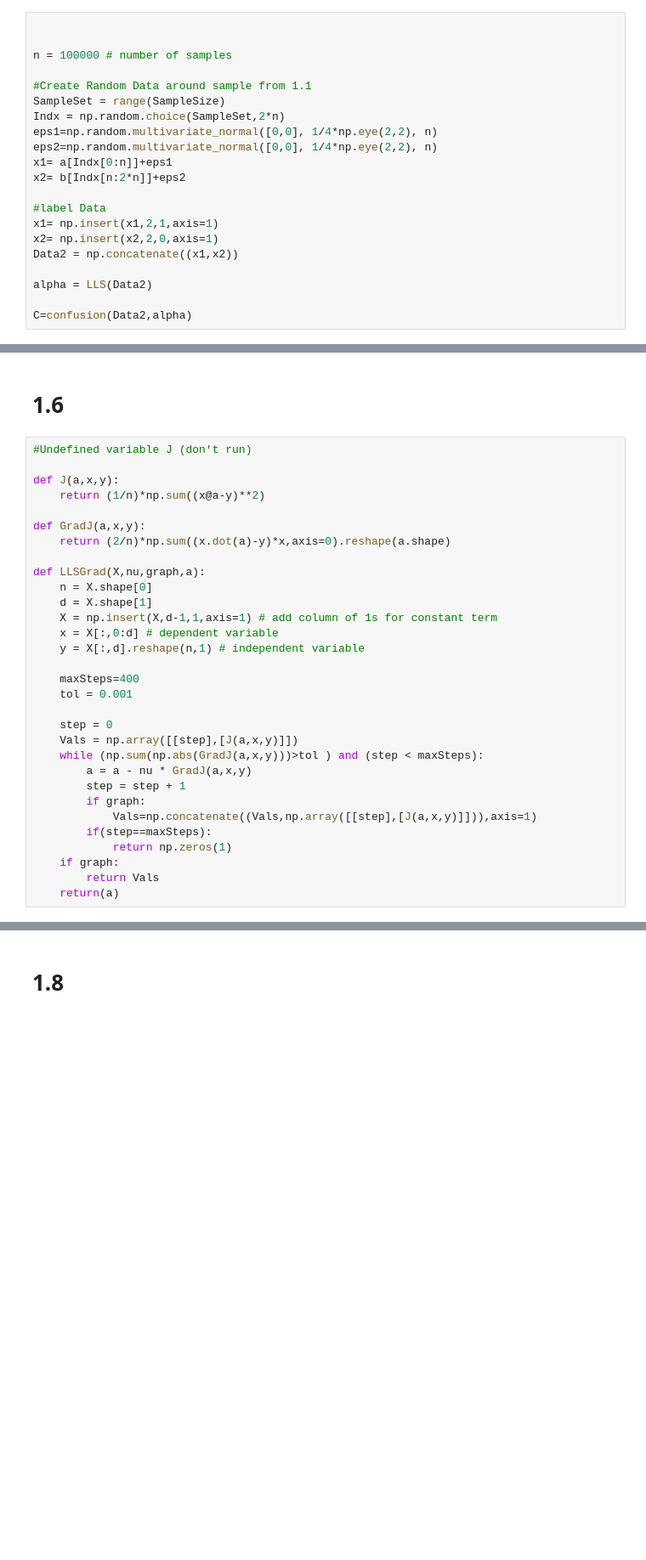
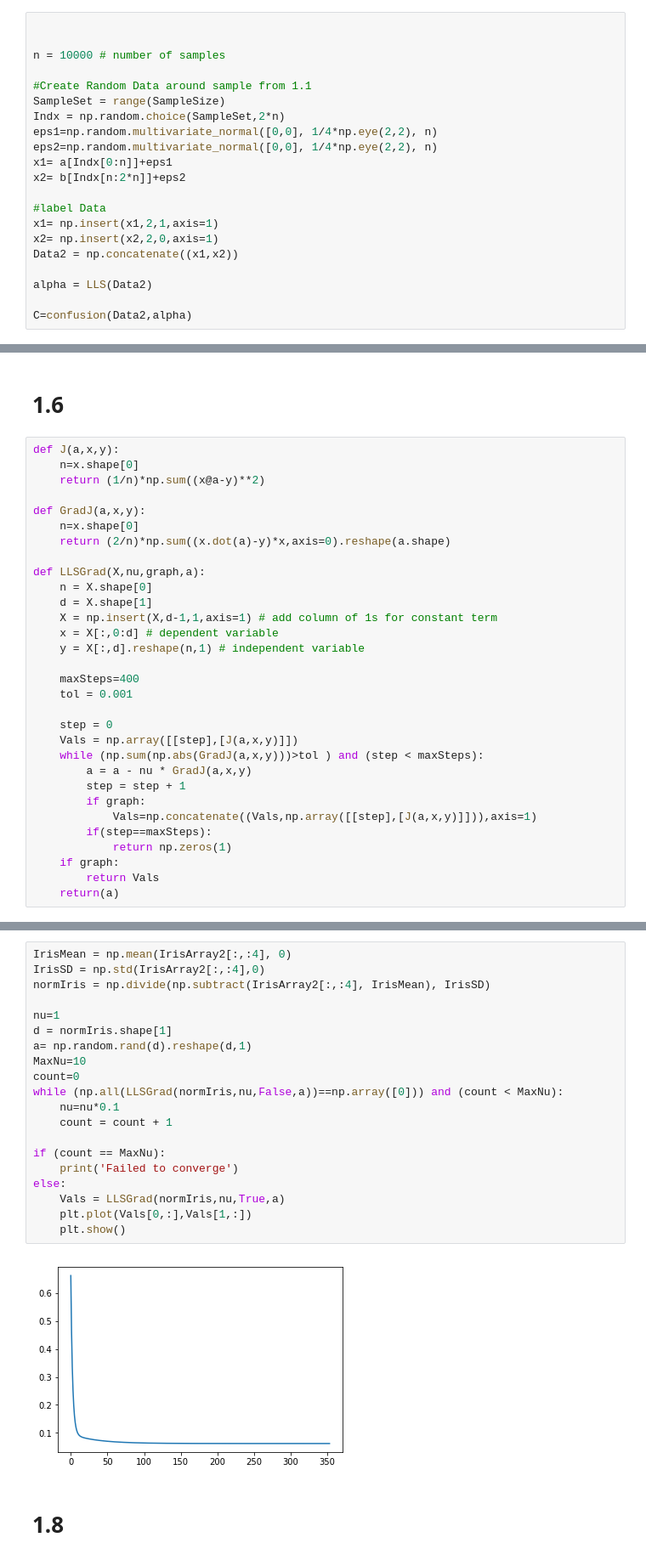
Before and after one commit to libbylb/Machine-Learning-Practical-Lab, a Jupyter notebook: Sheet 1.ipynb, the cells around one changed output, grey strips where cells are left out. Shown at 85% size. Cells and saved outputs as stored; diff of their text form; blank space fills up the shorter version.

```diff
--- a/Sheet 1.ipynb
+++ b/Sheet 1.ipynb
@@ -136,7 +136,7 @@ accuracy:  0.865
 # %%
 
 
-n = 100000 # number of samples
+n = 10000 # number of samples
 
 #Create Random Data around sample from 1.1
 SampleSet = range(SampleSize)
@@ -183,12 +182,12 @@ accuracy:  1.0
 # %% [markdown]
 # 1.6
 # %%
-#Undefined variable J (don't run)
-
 def J(a,x,y):
+    n=x.shape[0]
     return (1/n)*np.sum((x@a-y)**2)
 
 def GradJ(a,x,y):
+    n=x.shape[0]
     return (2/n)*np.sum((x.dot(a)-y)*x,axis=0).reshape(a.shape)
 
 def LLSGrad(X,nu,graph,a):
@@ -241,3 +235,25 @@ normIris = np.divide(np.subtract(IrisArray2[:,:4], IrisMean), IrisSD)
+# %%
+IrisMean = np.mean(IrisArray2[:,:4], 0)
+IrisSD = np.std(IrisArray2[:,:4],0)
+normIris = np.divide(np.subtract(IrisArray2[:,:4], IrisMean), IrisSD)
+
+nu=1
+d = normIris.shape[1]
+a= np.random.rand(d).reshape(d,1)
+MaxNu=10
+count=0
+while (np.all(LLSGrad(normIris,nu,False,a))==np.array([0])) and (count < MaxNu):
+    nu=nu*0.1
+    count = count + 1
+
+if (count == MaxNu):
+    print('Failed to converge')
+else:
+    Vals = LLSGrad(normIris,nu,True,a)
+    plt.plot(Vals[0,:],Vals[1,:])
+    plt.show()
+# %% [output]
+[figure, added]
 # %% [markdown]
 # 1.8
 # %%
```
Also changed, not shown: parts of 18 cells of this notebook.
